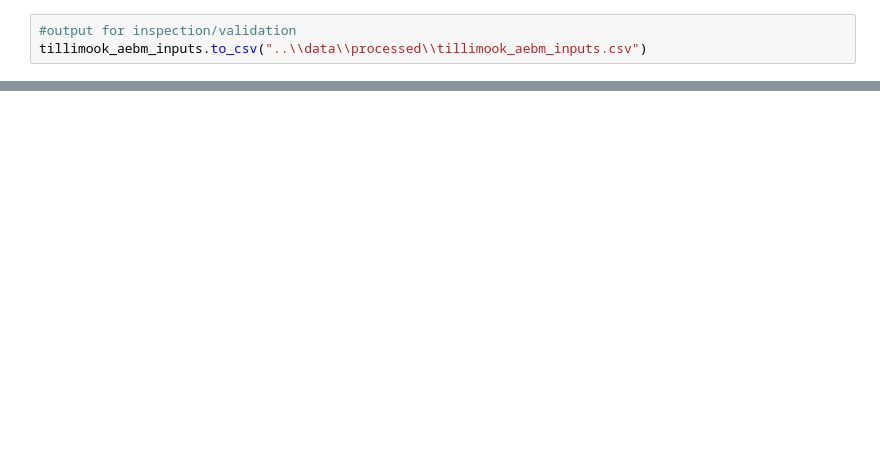
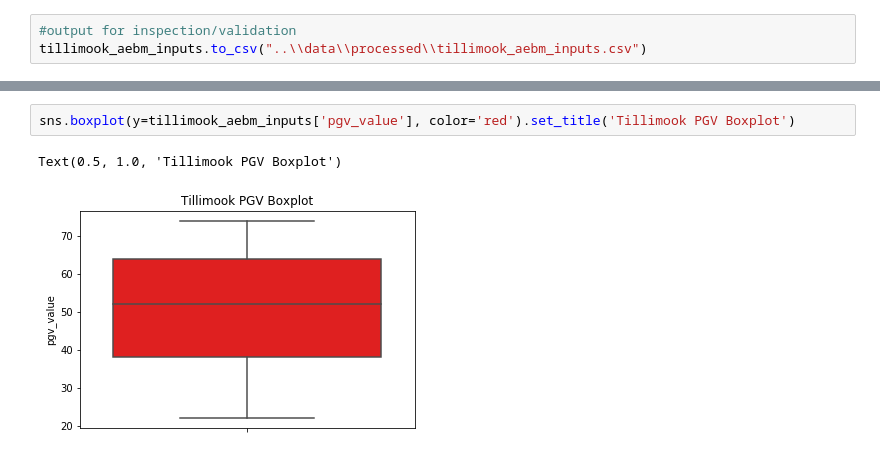
Before and after one commit to hackoregon/2019-disaster-resilience-data-science, a Jupyter notebook: notebooks/1.0_skt_aebm_input_geoprocessing.ipynb, the cells around one changed output, grey strips where cells are left out. Cells and saved outputs as stored; diff of their text form; blank space fills up the shorter version.

```diff
--- a/notebooks/1.0_skt_aebm_input_geoprocessing.ipynb
+++ b/notebooks/1.0_skt_aebm_input_geoprocessing.ipynb
@@ -214,0 +251,5 @@ Before proceeding further, we should check if the inputs needed for AEBM are cor
+# %%
+sns.boxplot(y=tillimook_aebm_inputs['pgv_value'], color='red').set_title('Tillimook PGV Boxplot')
+# %% [output]
+Text(0.5, 1.0, 'Tillimook PGV Boxplot')
+[figure, added]
```
Also changed, not shown: parts of 15 cells of this notebook.
